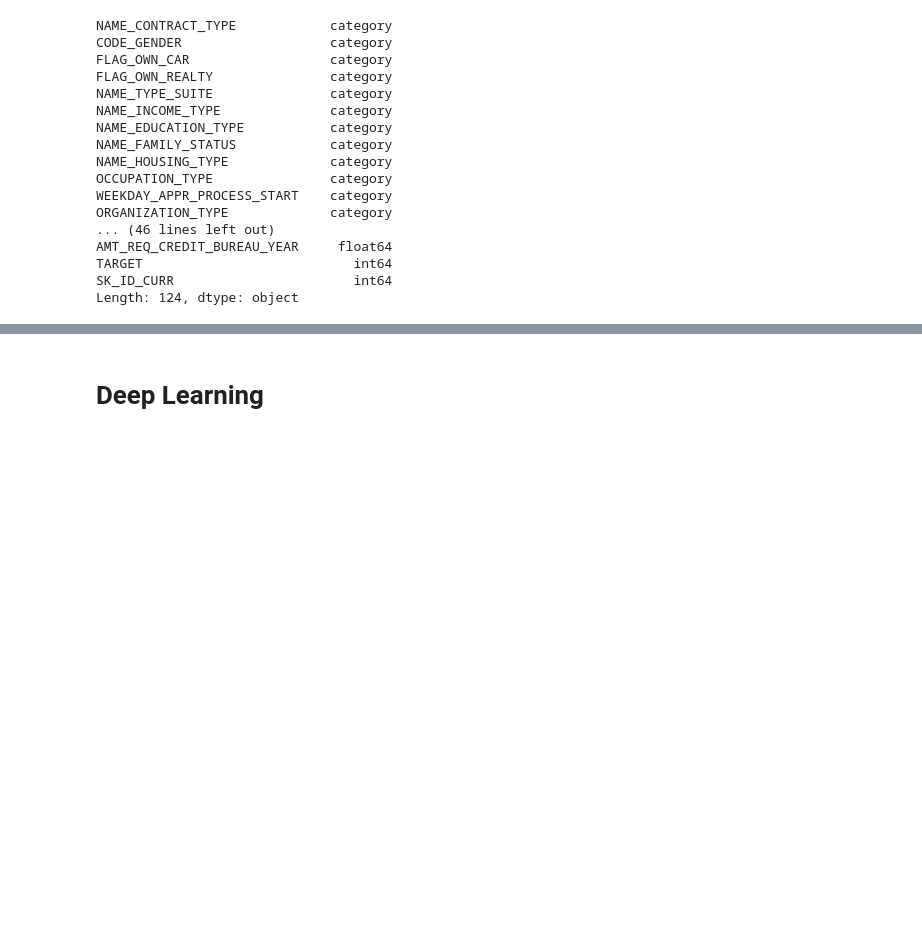
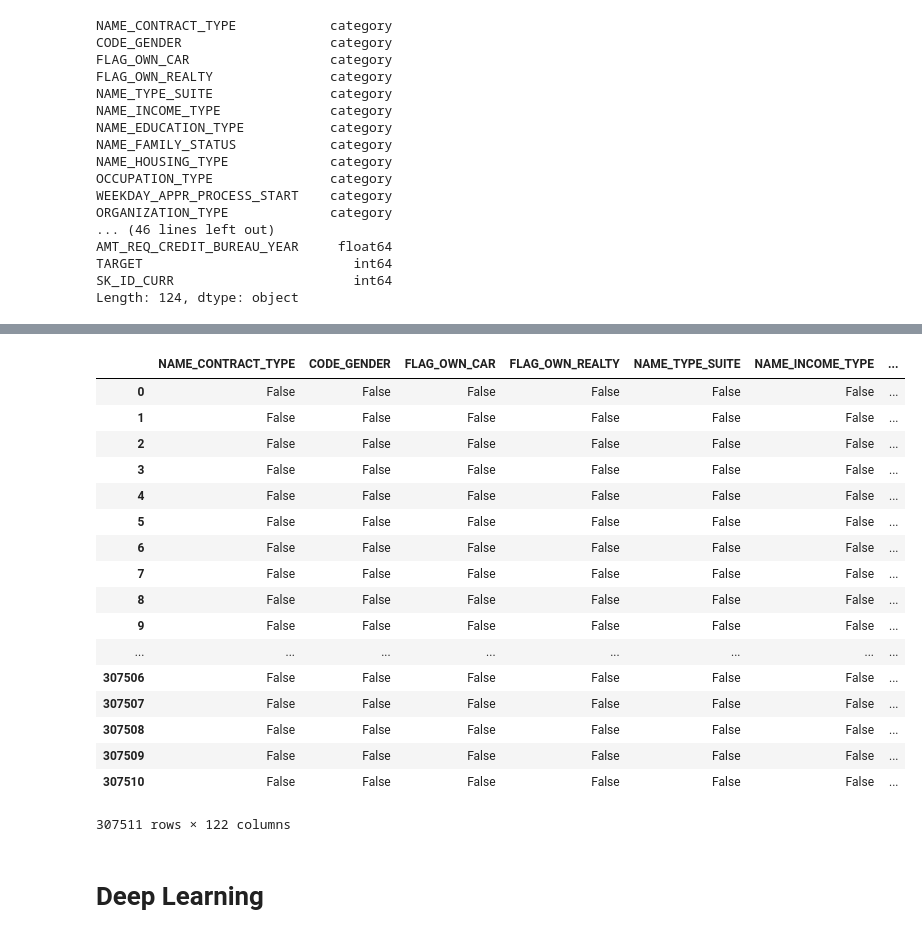
Before and after one commit to Muosvr/home-credit-default-risk, a Jupyter notebook: home-credit-default-risk-dl.ipynb, the cells around one changed output, grey strips where cells are left out. Drawn from its saved outputs; the diff is of its cells as text; code cells hidden in the pictures; blank space fills up the shorter version.

```diff
--- a/home-credit-default-risk-dl.ipynb
+++ b/home-credit-default-risk-dl.ipynb
@@ -156,3 +188,24 @@ data.shape, data_test.shape
+# %%
+data.isnull()
+# %% [output]
+|  | NAME_CONTRACT_TYPE | CODE_GENDER | FLAG_OWN_CAR | FLAG_OWN_REALTY | NAME_TYPE_SUITE | NAME_INCOME_TYPE | ... |
+| 0 | False | False | False | False | False | False | ... |
+| 1 | False | False | False | False | False | False | ... |
+| 2 | False | False | False | False | False | False | ... |
+| 3 | False | False | False | False | False | False | ... |
+| 4 | False | False | False | False | False | False | ... |
+| 5 | False | False | False | False | False | False | ... |
+| 6 | False | False | False | False | False | False | ... |
+| 7 | False | False | False | False | False | False | ... |
+| 8 | False | False | False | False | False | False | ... |
+| 9 | False | False | False | False | False | False | ... |
+| ... | ... | ... | ... | ... | ... | ... | ... |
+| 307506 | False | False | False | False | False | False | ... |
+| 307507 | False | False | False | False | False | False | ... |
+| 307508 | False | False | False | False | False | False | ... |
+| 307509 | False | False | False | False | False | False | ... |
+| 307510 | False | False | False | False | False | False | ... |
+307511 rows × 122 columns
 # %% [markdown]
 # Deep Learning
 # %% [markdown]
```
Also changed, not shown: parts of 29 cells of this notebook.
